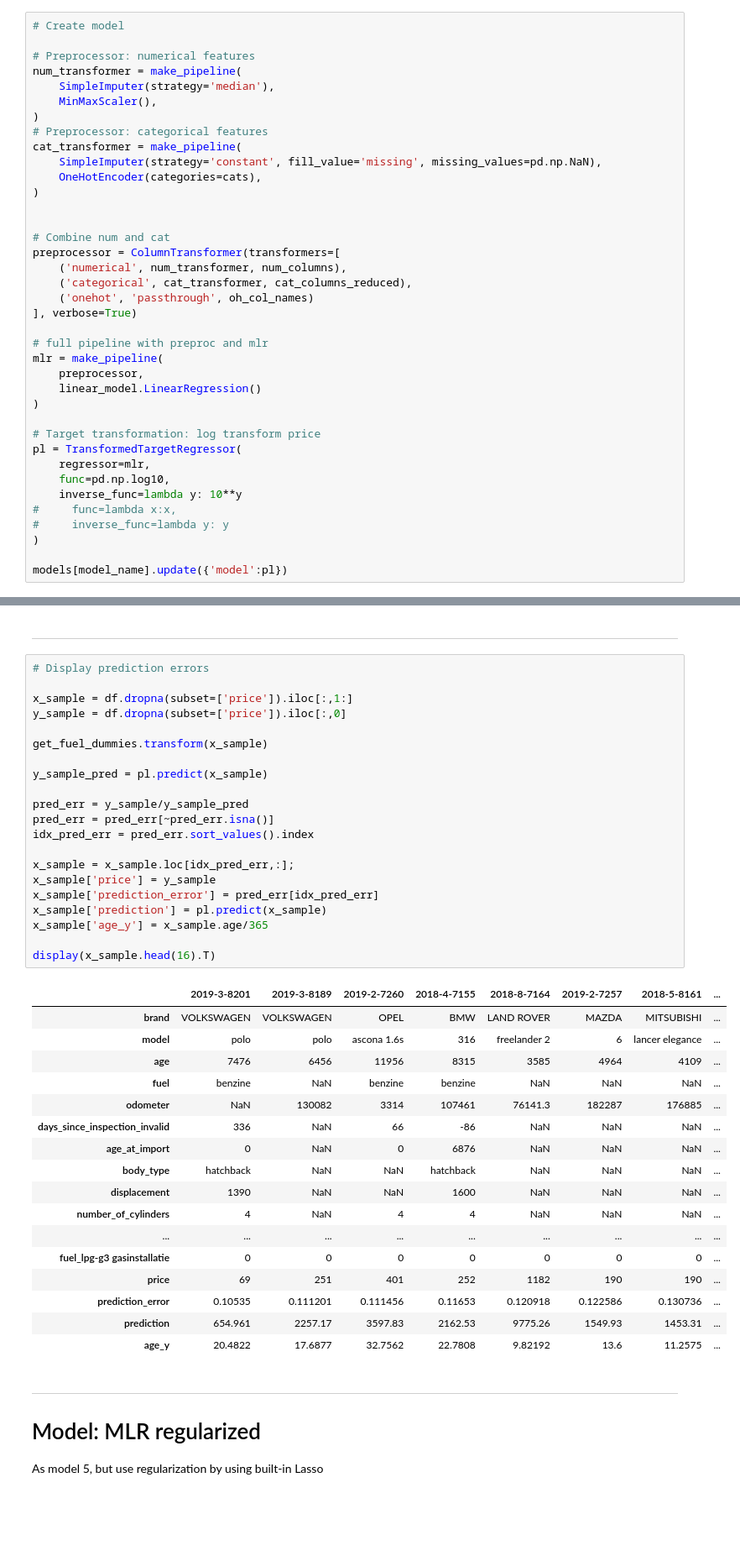
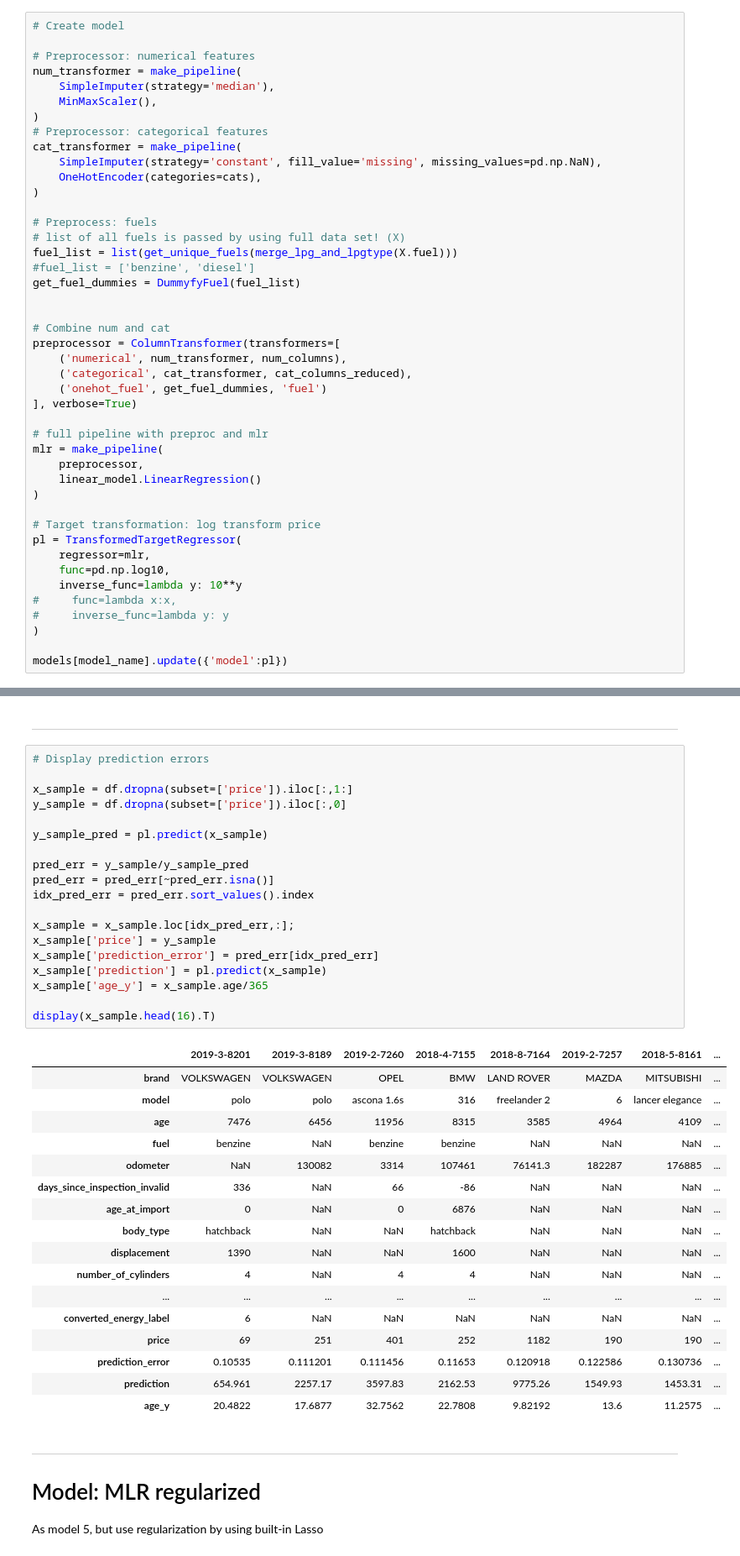
Before and after one commit to r5atom/Saturday-Datascience, a Jupyter notebook: code/predict-price.ipynb, the cells around one changed output, grey strips where cells are left out. Shown at 84% size. Drawn from its saved outputs; the diff is of its cells as text; blank space fills up the shorter version.

Commit message:
make fuel one hot encoder a genuine transformer object
It can now be used within a pipeline and within ColumnTransformer

```diff
--- a/code/predict-price.ipynb
+++ b/code/predict-price.ipynb
@@ -746,12 +763,18 @@ cat_transformer = make_pipeline(
     OneHotEncoder(categories=cats),
 )
 
+# Preprocess: fuels
+# list of all fuels is passed by using full data set! (X)
+fuel_list = list(get_unique_fuels(merge_lpg_and_lpgtype(X.fuel)))
+#fuel_list = ['benzine', 'diesel']
+get_fuel_dummies = DummyfyFuel(fuel_list)
+
 
 # Combine num and cat
 preprocessor = ColumnTransformer(transformers=[
     ('numerical', num_transformer, num_columns),
     ('categorical', cat_transformer, cat_columns_reduced),
-    ('onehot', 'passthrough', oh_col_names)
+    ('onehot_fuel', get_fuel_dummies, 'fuel')
 ], verbose=True)
 
 # full pipeline with preproc and mlr
@@ -935,36 +959,34 @@ plt.savefig('../results/{}.png'.format(model_name.replace(' ','_')), bbox_inches
 
 x_sample = df.dropna(subset=['price']).iloc[:,1:]
 y_sample = df.dropna(subset=['price']).iloc[:,0]
-
-get_fuel_dummies.transform(x_sample)
 
 y_sample_pred = pl.predict(x_sample)
 
 pred_err = y_sample/y_sample_pred
 pred_err = pred_err[~pred_err.isna()]
 idx_pred_err = pred_err.sort_values().index
 
 x_sample = x_sample.loc[idx_pred_err,:];
 x_sample['price'] = y_sample
 x_sample['prediction_error'] = pred_err[idx_pred_err]
 x_sample['prediction'] = pl.predict(x_sample)
 x_sample['age_y'] = x_sample.age/365
 
 display(x_sample.head(16).T)
 # %% [output]
 |  | 2019-3-8201 | 2019-3-8189 | 2019-2-7260 | 2018-4-7155 | 2018-8-7164 | 2019-2-7257 | 2018-5-8161 | ... |
 | brand | VOLKSWAGEN | VOLKSWAGEN | OPEL | BMW | LAND ROVER | MAZDA | MITSUBISHI | ... |
 | model | polo | polo | ascona 1.6s | 316 | freelander 2 | 6 | lancer elegance | ... |
 | age | 7476 | 6456 | 11956 | 8315 | 3585 | 4964 | 4109 | ... |
 | fuel | benzine | NaN | benzine | benzine | NaN | NaN | NaN | ... |
 | odometer | NaN | 130082 | 3314 | 107461 | 76141.3 | 182287 | 176885 | ... |
 | days_since_inspection_invalid | 336 | NaN | 66 | -86 | NaN | NaN | NaN | ... |
 | age_at_import | 0 | NaN | 0 | 6876 | NaN | NaN | NaN | ... |
 | body_type | hatchback | NaN | NaN | hatchback | NaN | NaN | NaN | ... |
 | displacement | 1390 | NaN | NaN | 1600 | NaN | NaN | NaN | ... |
 | number_of_cylinders | 4 | NaN | 4 | 4 | NaN | NaN | NaN | ... |
 | ... | ... | ... | ... | ... | ... | ... | ... | ... |
-| fuel_lpg-g3 gasinstallatie | 0 | 0 | 0 | 0 | 0 | 0 | 0 | ... |
+| converted_energy_label | 6 | NaN | NaN | NaN | NaN | NaN | NaN | ... |
 | price | 69 | 251 | 401 | 252 | 1182 | 190 | 190 | ... |
 | prediction_error | 0.10535 | 0.111201 | 0.111456 | 0.11653 | 0.120918 | 0.122586 | 0.130736 | ... |
 | prediction | 654.961 | 2257.17 | 3597.83 | 2162.53 | 9775.26 | 1549.93 | 1453.31 | ... |
```
Also changed, not shown: parts of 6 cells of this notebook.
